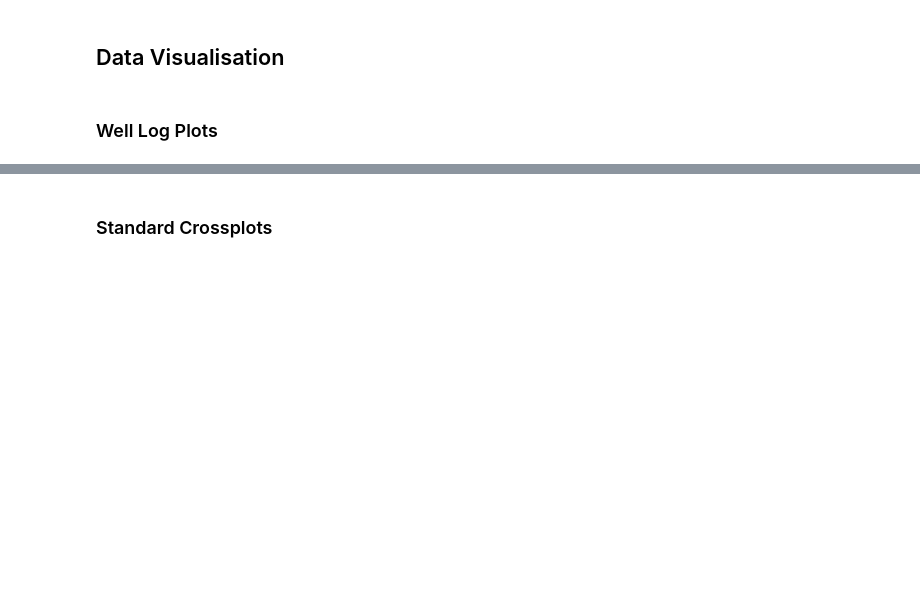
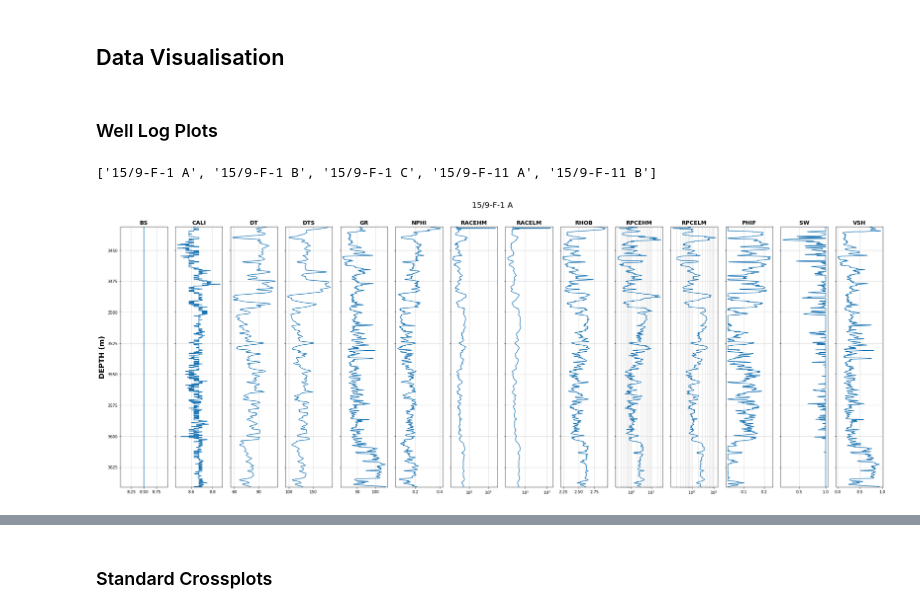
Before and after one commit to SPWLA-ORG/spwla2021_ml_workshop, a Jupyter notebook: 1.1 - Data Exploration.ipynb, the cells around one changed output, grey strips where cells are left out. Saved outputs shown, nothing was run; the diff lists cells and outputs as text; code cells hidden in the pictures; blank space fills up the shorter version.

Commit message:
Updated Outliers NB & Log Plots

```diff
--- a/1.1 - Data Exploration.ipynb
+++ b/1.1 - Data Exploration.ipynb
@@ -51,0 +87,22 @@ memory usage: 3.4+ MB
+# %%
+grouped =df.groupby('wellName')
+# %%
+dfs_wells = []
+wellnames = []
+
+#Split up the data by well
+for well, data in grouped:
+    dfs_wells.append(data)
+    wellnames.append(well)
+
+curves_to_plot = ['BS', 'CALI', 'DT', 'DTS', 'GR', 'NPHI', 'RACEHM', 'RACELM', 'RHOB', 'RPCEHM', 'RPCELM', 'PHIF', 'SW', 'VSH']
+logarithmic_curves = ['RACEHM', 'RACELM', 'RPCEHM', 'RPCELM']
+
+print(wellnames)
+# %% [output]
+['15/9-F-1 A', '15/9-F-1 B', '15/9-F-1 C', '15/9-F-11 A', '15/9-F-11 B']
+# %%
+well = 0
+create_plot(wellnames[well], dfs_wells[well], curves_to_plot, dfs_wells[well]['MD'], logarithmic_curves)
+# %% [output]
+[figure, added]
```
Also changed, not shown: parts of 7 cells of this notebook, 1 other file.
